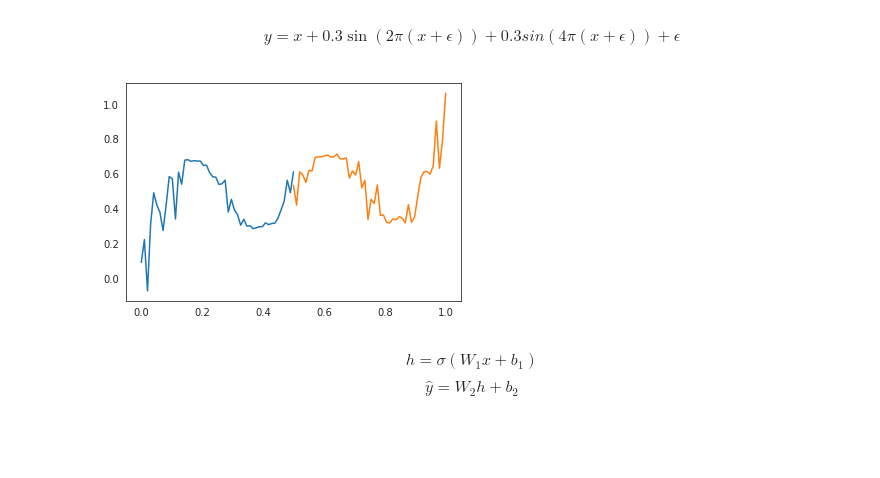
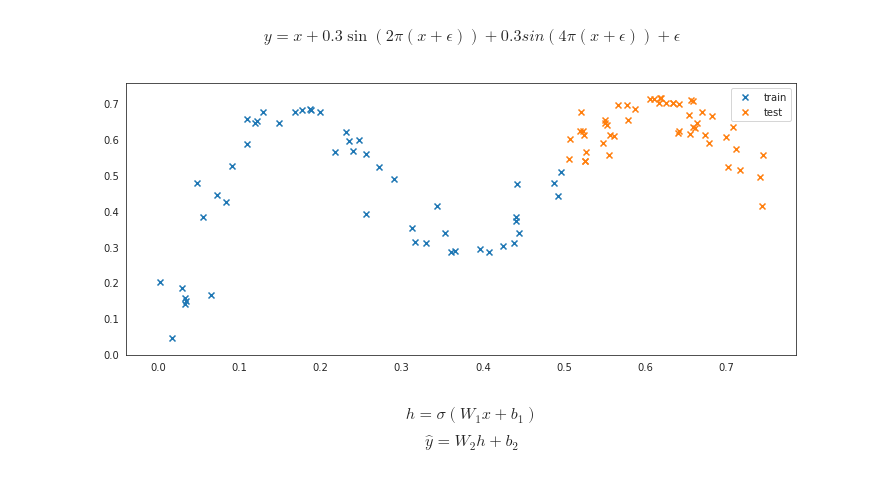
Before and after one commit to dsevero/generative-models, a Jupyter notebook: experiments/Bayes-by-Backprop/notebooks/Weight Uncertainty in Neural Networks.ipynb, the cells around one changed output. Drawn from its saved outputs; the diff is of its cells as text; code cells hidden in the pictures; blank space fills up the shorter version.

```diff
--- a/experiments/Bayes-by-Backprop/notebooks/Weight Uncertainty in Neural Networks.ipynb
+++ b/experiments/Bayes-by-Backprop/notebooks/Weight Uncertainty in Neural Networks.ipynb
@@ -25,22 +32,33 @@ $$ x,y \in \mathbb{R}^N $$
 # %% [markdown]
 $$y = x + 0.3 \sin(2\pi(x + \epsilon)) + 0.3 sin(4\pi(x + \epsilon)) + \epsilon$$
 # %%
+def scatter_plot(*data, legend):
+    plt.figure(figsize=(12,5))
+    for d in data:
+        ax = plt.scatter(*d, marker='x')
+    plt.legend(legend)
+    return ax
+
+
 def make_data(N):
     def f(x):
         ϵ = 0.02*np.random.randn(x.shape[0])
         return x + 0.3*np.sin(2*π*(x + ϵ)) + 0.3*np.sin(4*π*(x + ϵ)) + ϵ
 
-    x_train = np.linspace(0, 0.5, N)
-    x_test = np.linspace(0.5, 1.0, N)
+    x_train = 0.5*np.random.rand(N)
+    x_test = 0.25*np.random.rand(N) + 0.5
     y_train = f(x_train)
     y_test = f(x_test)
 
     return x_train, y_train, x_test, y_test
 
 x_train, y_train, x_test, y_test = make_data(50)
-plt.plot(x_train, y_train, x_test, y_test);
+
+scatter_plot((x_train, y_train),
+             (x_test, y_test),
+             legend=['train', 'test']);
 # %% [output]
-[figure, old version]
+[figure, new version]
 # %% [markdown]
 $$h = \sigma(W_1x + b_1)$$
 $$\hat{y} = W_2h + b_2 $$
```
Also changed, not shown: parts of 11 cells of this notebook.
